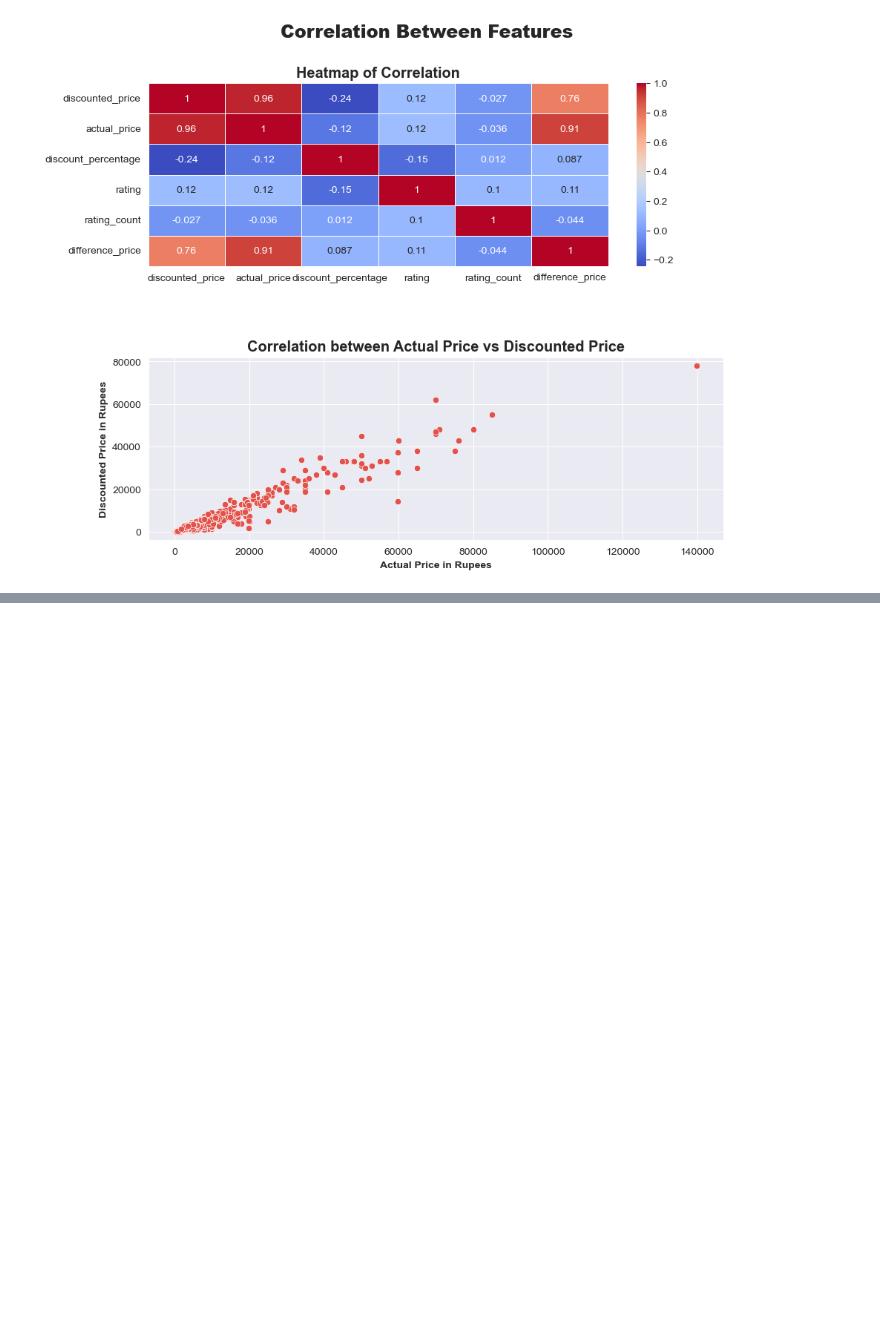
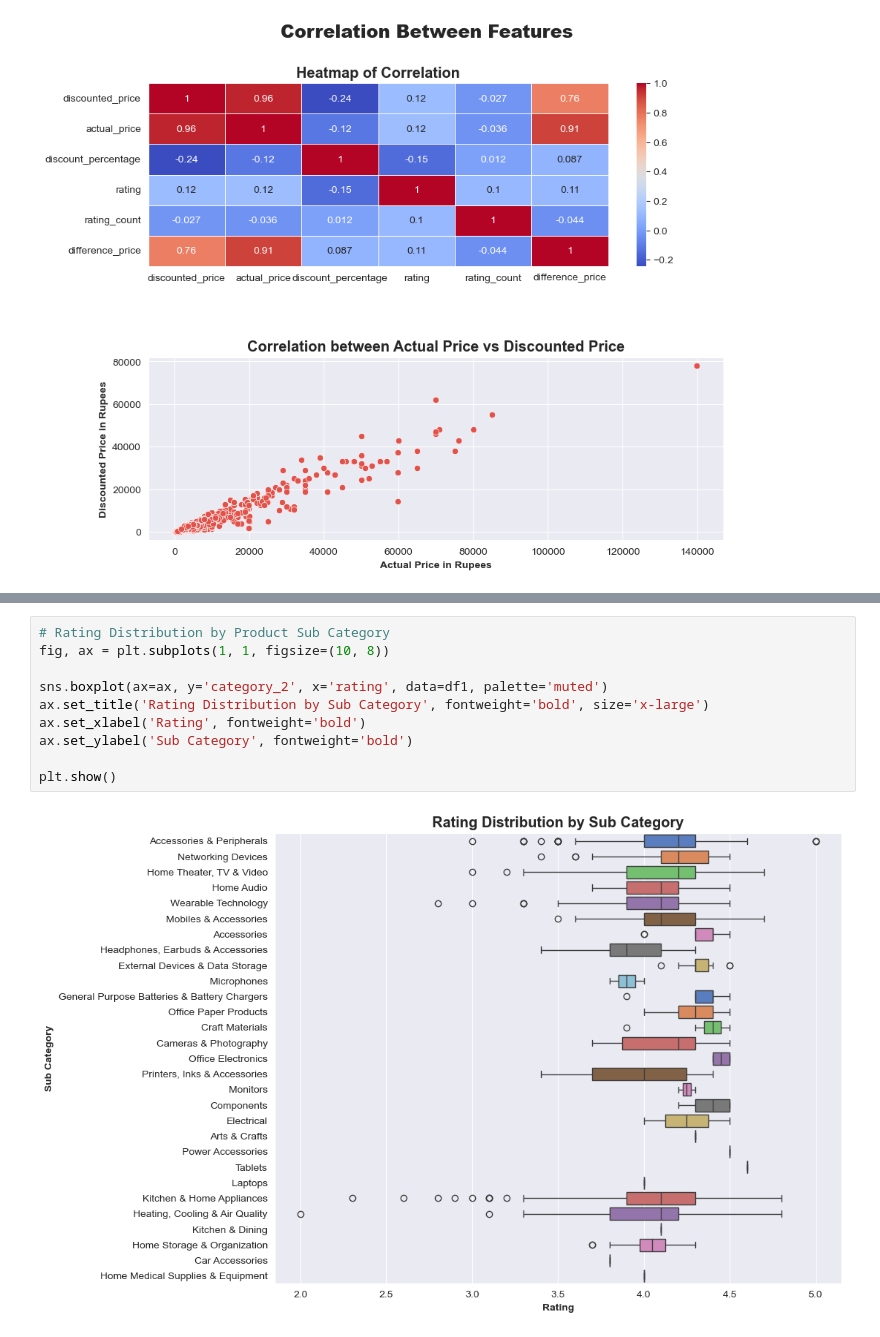
Before and after one commit to Seyone68/Amazon-Sales---Sentiment-Analysis, a Jupyter notebook: app/sales_eda.ipynb, the cells around one changed output, grey strips where cells are left out. Cells and saved outputs as stored; diff of their text form; blank space fills up the shorter version.

```diff
--- a/app/sales_eda.ipynb
+++ b/app/sales_eda.ipynb
@@ -530,0 +595,12 @@ plt.show()
+# %%
+# Rating Distribution by Product Sub Category
+fig, ax = plt.subplots(1, 1, figsize=(10, 8))
+
+sns.boxplot(ax=ax, y='category_2', x='rating', data=df1, palette='muted')
+ax.set_title('Rating Distribution by Sub Category', fontweight='bold', size='x-large')
+ax.set_xlabel('Rating', fontweight='bold')
+ax.set_ylabel('Sub Category', fontweight='bold')
+
+plt.show()
+# %% [output]
+[figure, added]
```
Also changed, not shown: parts of 7 cells of this notebook.
